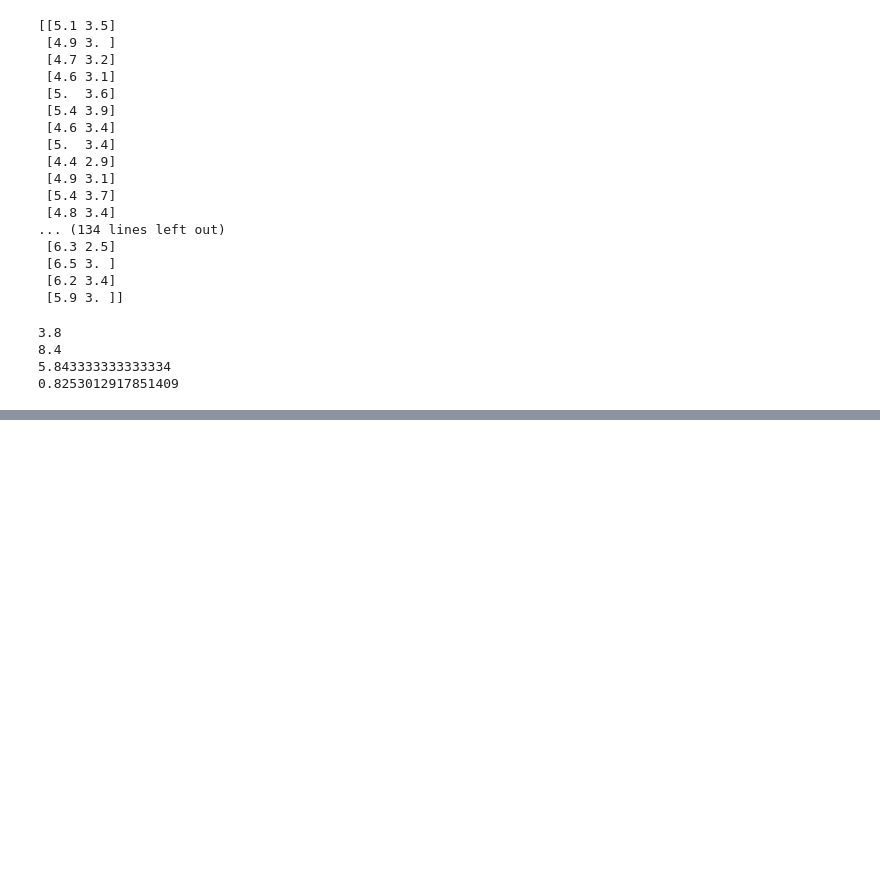
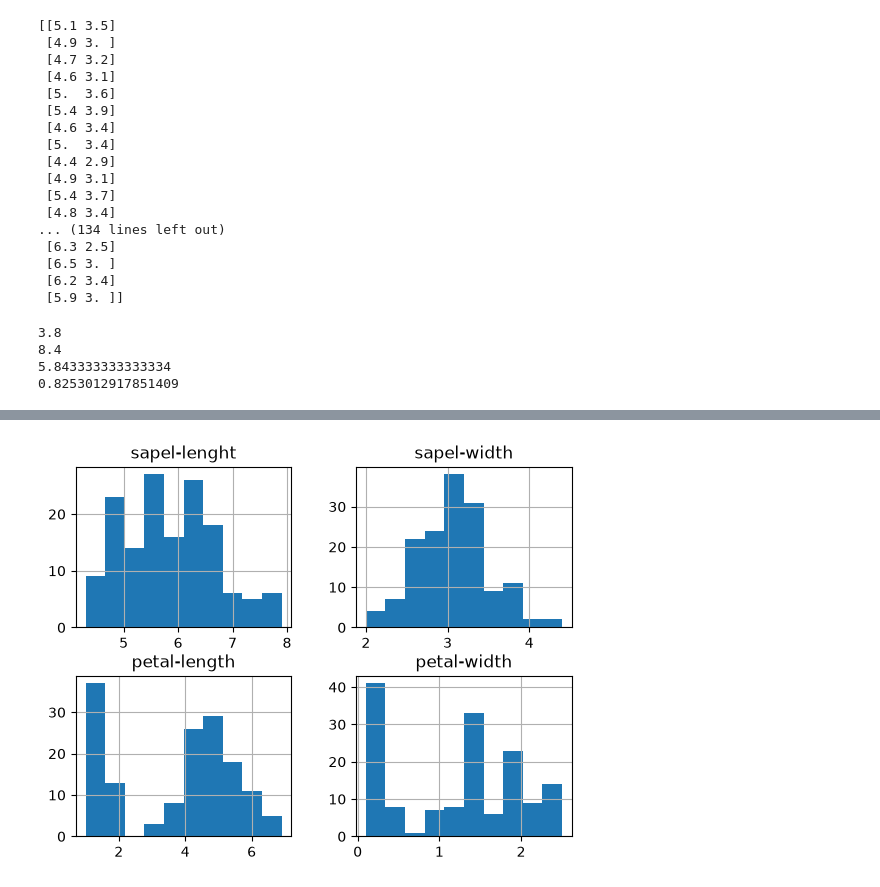
Before and after one commit to sanchika-bajpai-aera/Advance-Python, a Jupyter notebook: Machine Learning/MachieLearning.ipynb, the cells around one changed output, grey strips where cells are left out. Saved outputs shown, nothing was run; the diff lists cells and outputs as text; code cells hidden in the pictures; blank space fills up the shorter version.

```diff
--- a/Machine Learning/MachieLearning.ipynb
+++ b/Machine Learning/MachieLearning.ipynb
@@ -47,0 +113,5 @@ print(x_std)
+# %%
+datasets.hist()
+plt.show()
+# %% [output]
+[figure, added]
```
Also changed, not shown: parts of 10 cells of this notebook, 3 other files.
